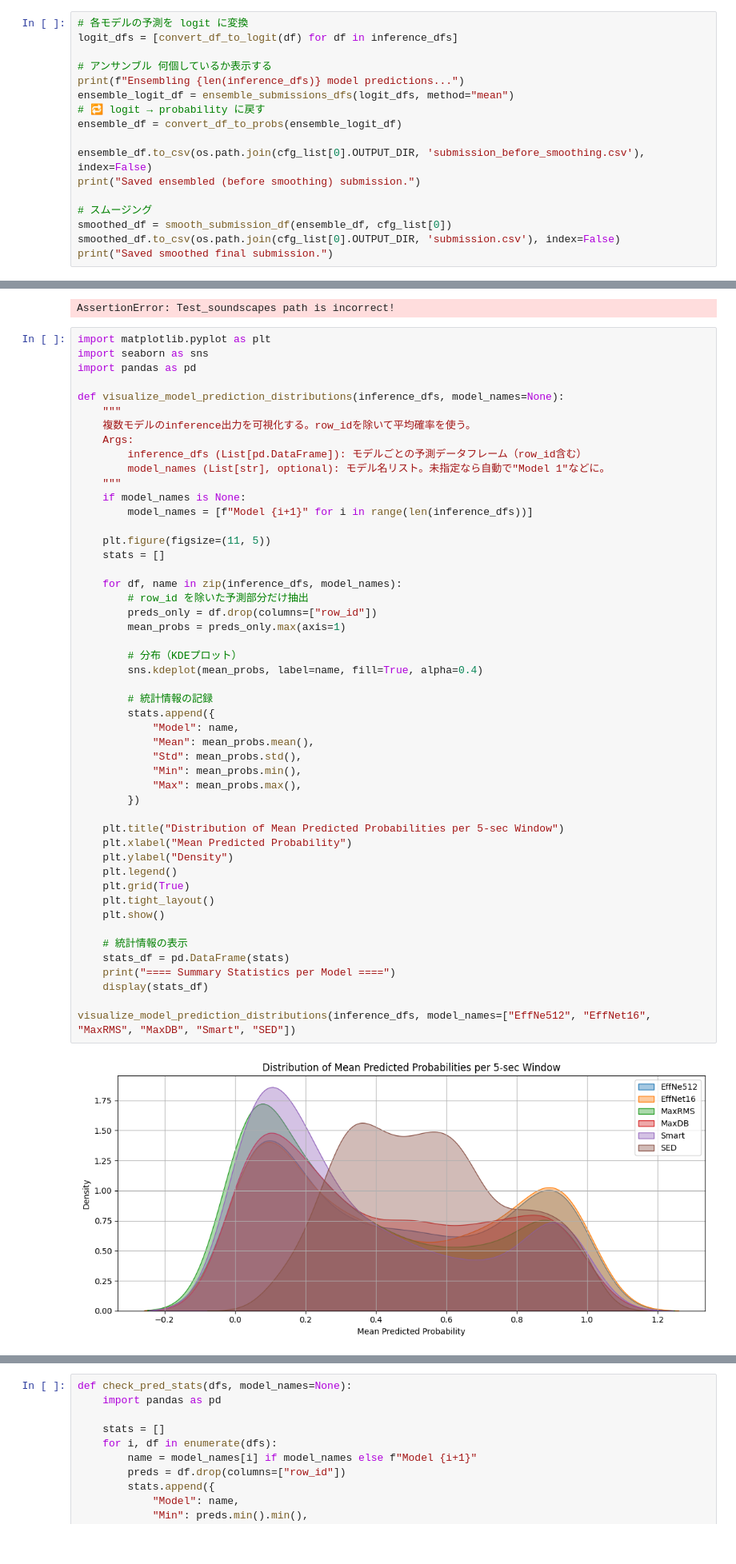
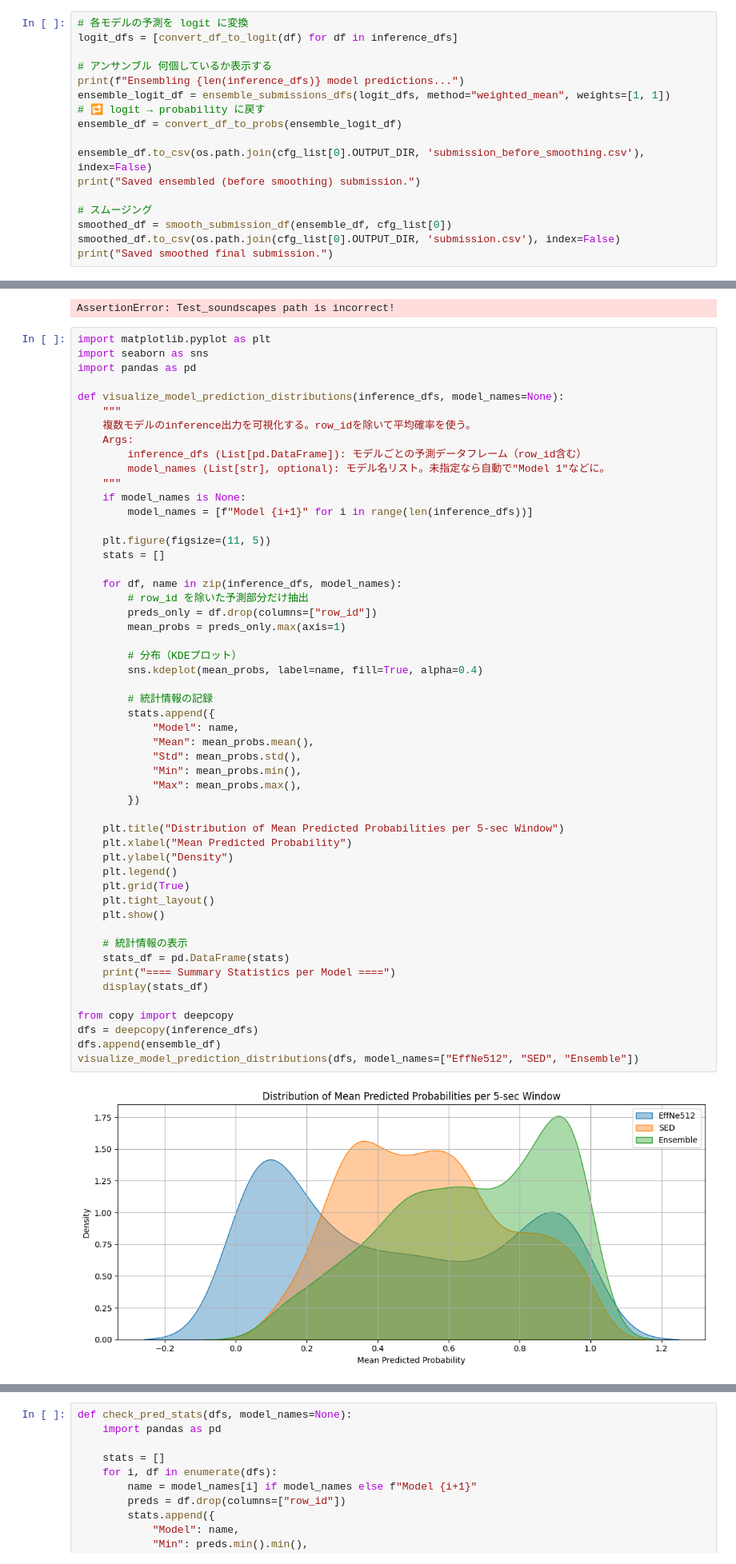
Before and after one commit to junya737/birdclef-2025, a Jupyter notebook: scripts/inf_logits_ensmbl_SED.ipynb, the cells around one changed output, grey strips where cells are left out. Shown at 80% size. Cells and saved outputs as stored; diff of their text form.

Commit message:
Ensmble of logits

```diff
--- a/scripts/inf_logits_ensmbl_SED.ipynb
+++ b/scripts/inf_logits_ensmbl_SED.ipynb
@@ -1065,7 +1058,7 @@ logit_dfs = [convert_df_to_logit(df) for df in inference_dfs]
 
 # アンサンブル 何個しているか表示する
 print(f"Ensembling {len(inference_dfs)} model predictions...")
-ensemble_logit_df = ensemble_submissions_dfs(logit_dfs, method="mean")
+ensemble_logit_df = ensemble_submissions_dfs(logit_dfs, method="weighted_mean", weights=[1, 1])
 # 🔁 logit → probability に戻す
 ensemble_df = convert_df_to_probs(ensemble_logit_df)
 
@@ -1187,35 +1180,38 @@ def visualize_model_prediction_distributions(inference_dfs, model_names=None):
         # row_id を除いた予測部分だけ抽出
         preds_only = df.drop(columns=["row_id"])
         mean_probs = preds_only.max(axis=1)
 
         # 分布（KDEプロット）
         sns.kdeplot(mean_probs, label=name, fill=True, alpha=0.4)
 
         # 統計情報の記録
         stats.append({
             "Model": name,
             "Mean": mean_probs.mean(),
             "Std": mean_probs.std(),
             "Min": mean_probs.min(),
             "Max": mean_probs.max(),
         })
 
     plt.title("Distribution of Mean Predicted Probabilities per 5-sec Window")
     plt.xlabel("Mean Predicted Probability")
     plt.ylabel("Density")
     plt.legend()
     plt.grid(True)
     plt.tight_layout()
     plt.show()
 
     # 統計情報の表示
     stats_df = pd.DataFrame(stats)
     print("==== Summary Statistics per Model ====")
     display(stats_df)
 
-visualize_model_prediction_distributions(inference_dfs, model_names=["EffNe512", "EffNet16", "MaxRMS", "MaxDB", "Smart", "SED"])
+from copy import deepcopy
+dfs = deepcopy(inference_dfs)
+dfs.append(ensemble_df)
+visualize_model_prediction_distributions(dfs, model_names=["EffNe512", "SED", "Ensemble"])
 # %% [output]
-[figure, old version]
+[figure, new version]
 ==== Summary Statistics per Model ====
 |  | Model | Mean | Std | Min | Max |
 | 0 | EffNe512 | 0.446164 | 0.334855 | 0.003075 | 0.987946 |
```
Also changed, not shown: parts of 9 cells of this notebook.
